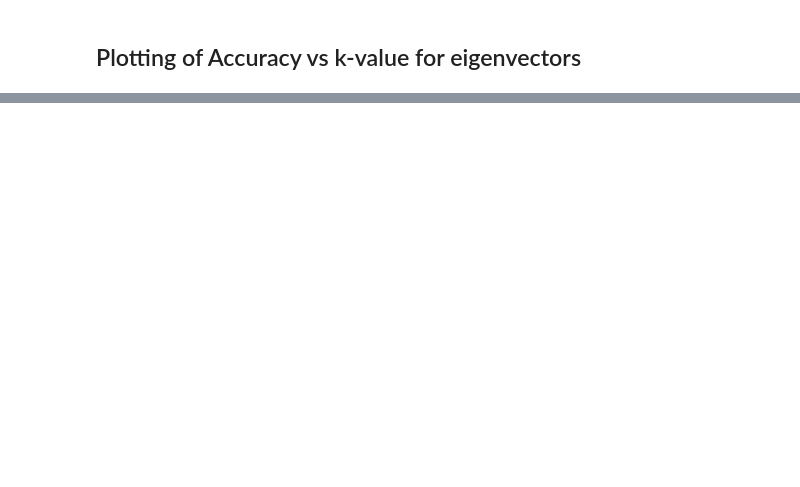
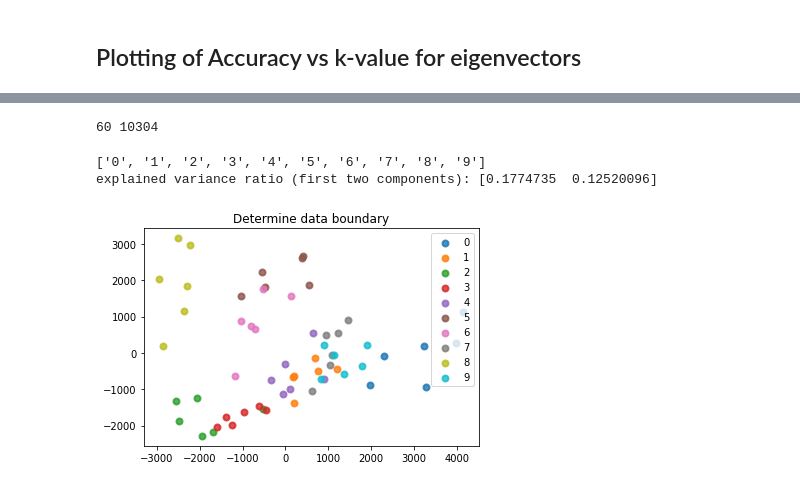
Before and after one commit to shivangibithel/ELL_784_assignment_2, a Jupyter notebook: FaceRecognition/Face-Recognition-master/PCA.ipynb, the cells around one changed output, grey strips where cells are left out. Cells and saved outputs as stored; diff of their text form; code cells hidden in the pictures; blank space fills up the shorter version.

```diff
--- a/FaceRecognition/Face-Recognition-master/PCA.ipynb
+++ b/FaceRecognition/Face-Recognition-master/PCA.ipynb
@@ -364,0 +352,11 @@ Text(0.5, 1.0, 'Accuracy vs. k-value')
+# %%
+len(training_tensor)
+training_tensor=np.array(training_tensor)
+print(training_tensor)
+y=[]
+for i in range(10):
+  for j in range(6):
+    y.append(i)
+print(y)
+y=np.array(y)
+print(y)
@@ -364,0 +374,33 @@ Text(0.5, 1.0, 'Accuracy vs. k-value')
+# %%
+import matplotlib.pyplot as plt
+from sklearn.decomposition import PCA
+pca = PCA(n_components=2)
+X_r = pca.fit(training_tensor).transform(training_tensor)
+print(len(training_tensor),len(training_tensor[0]))
+# %% [output]
+60 10304
+# %%
+target_names=[]
+for i in range(10):
+  target_names.append(str(i))
+print(target_names)
+print('explained variance ratio (first two components): %s'
+      % str(pca.explained_variance_ratio_))
+# %% [output]
+['0', '1', '2', '3', '4', '5', '6', '7', '8', '9']
+explained variance ratio (first two components): [0.1774735  0.12520096]
+# %%
+plt.figure()
+colors = ['navy', 'turquoise']
+lw = 2
+t=[]
+for i in range(40):
+  t.append(i)
+for i, target_name in zip( t, target_names):
+    plt.scatter(X_r[y == i, 0], X_r[y == i, 1], alpha=.8, lw=lw,
+                label=target_name)
+plt.legend(loc='best', shadow=False, scatterpoints=1)
+plt.title('Determine data boundary')
+plt.show()
+# %% [output]
+[figure, added]
```
Also changed, not shown: parts of 14 cells of this notebook.
